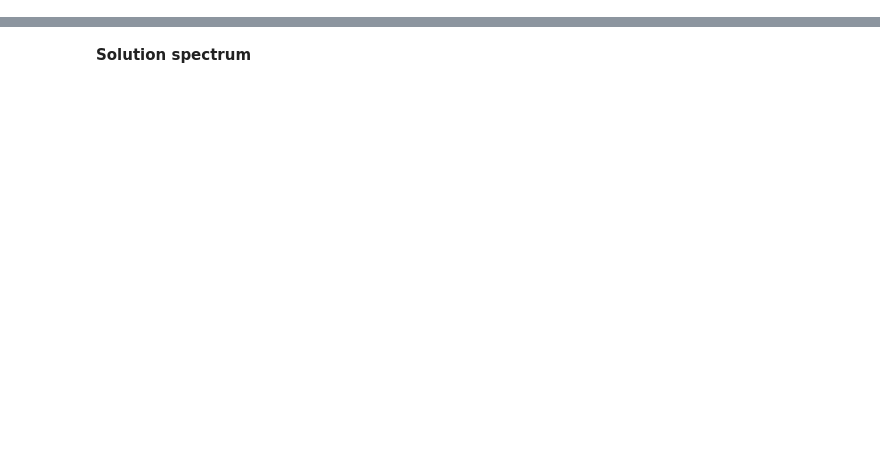
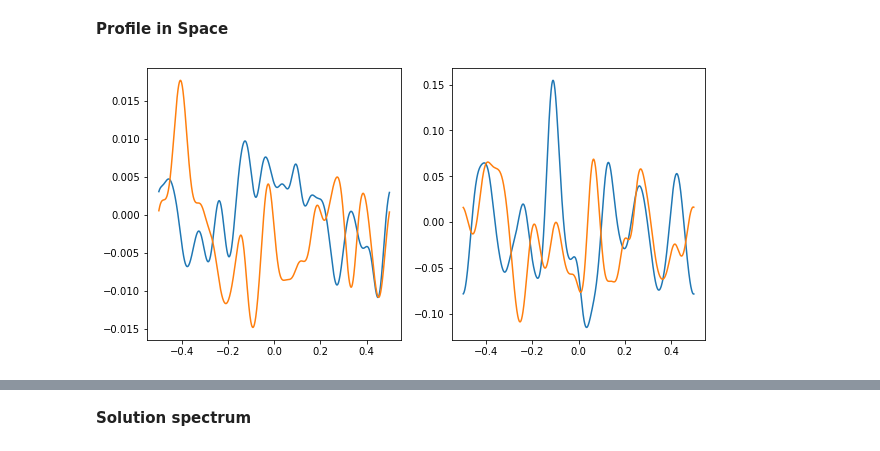
Before and after one commit to gapolinario/SPDE-JKW-Algorithm, a Jupyter notebook: Results.ipynb, the cells around one changed output, grey strips where cells are left out. Saved outputs shown, nothing was run; the diff lists cells and outputs as text; code cells hidden in the pictures; blank space fills up the shorter version.

```diff
--- a/Results.ipynb
+++ b/Results.ipynb
@@ -39 +124,24 @@ K = np.fft.fftfreq(N) * N
+# %% [markdown]
+**Profile in Space**
+# %%
+X = np.fft.fftfreq(N) * Ltotal
+# %%
+f = all_files[np.random.randint(len(all_files))]
+
+npzfile = np.load(f)
+
+v_real = npzfile['v_real']
+# %%
+fig, axs = plt.subplots(1,2,figsize=(10,5))
+
+# initial profile of velocity field
+axs[0].plot(np.fft.fftshift(X),np.fft.fftshift(np.real(v_real[0,:])))
+axs[0].plot(np.fft.fftshift(X),np.fft.fftshift(np.imag(v_real[0,:])))
+# final profile of velocity field
+axs[1].plot(np.fft.fftshift(X),np.fft.fftshift(np.real(v_real[99,:])))
+axs[1].plot(np.fft.fftshift(X),np.fft.fftshift(np.imag(v_real[99,:])))
+
+plt.show()
+# %% [output]
+[figure, added]
 # %% [markdown]
```
Also changed, not shown: parts of 36 cells of this notebook, 5 other files.
